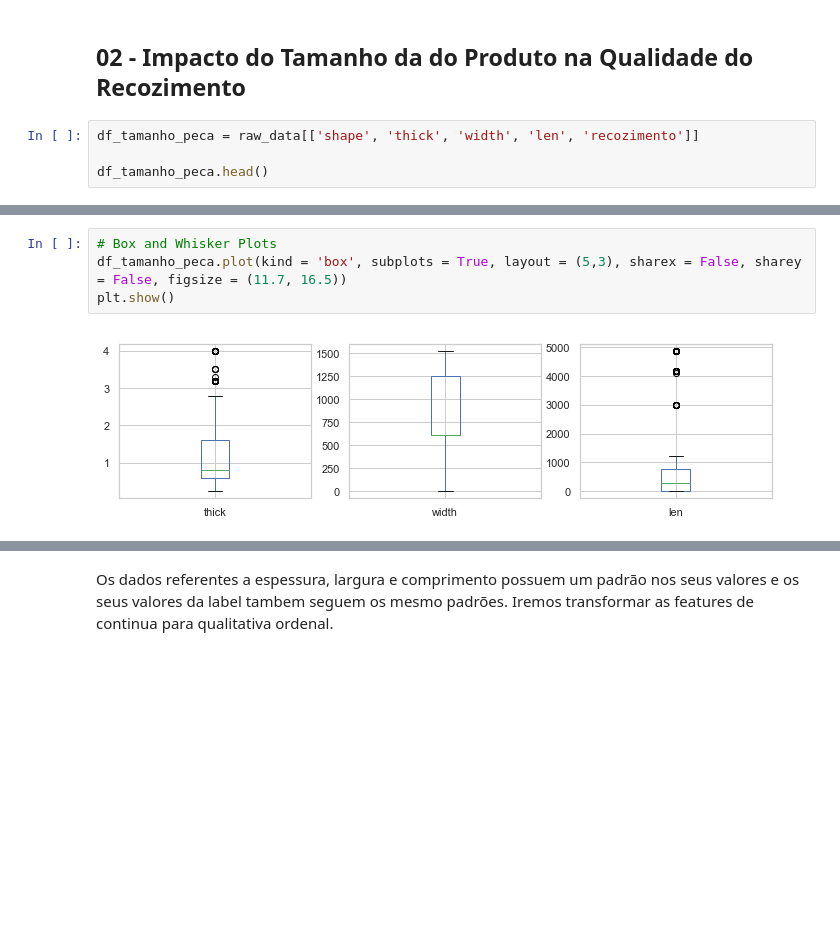
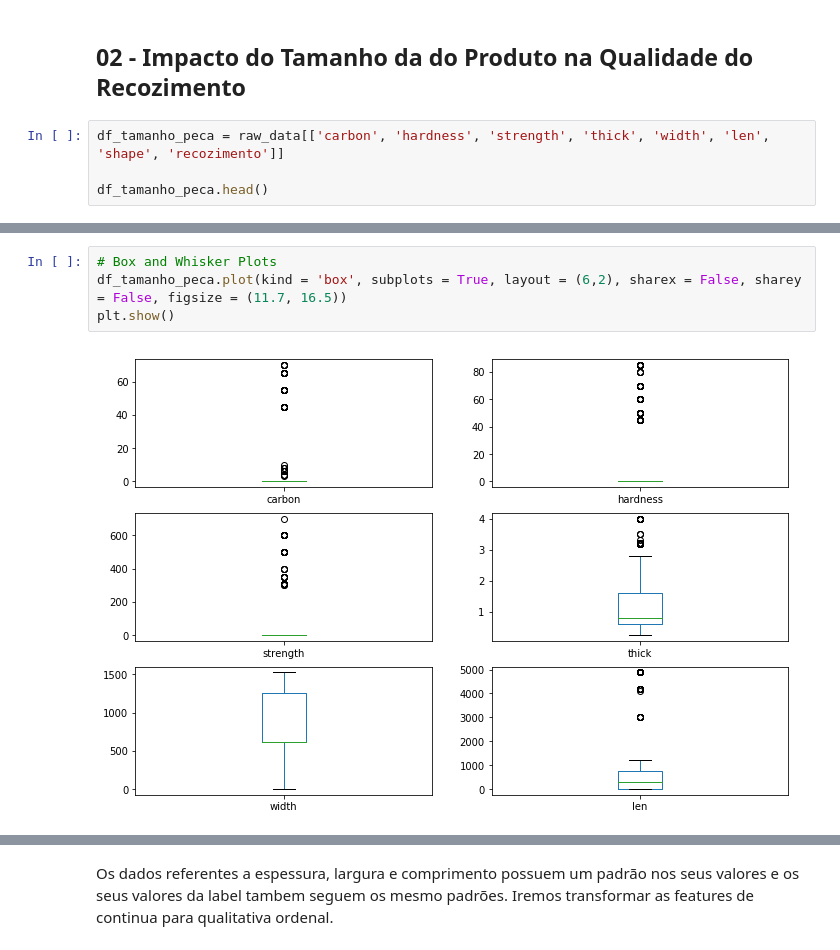
Before and after one commit to med0709/ML-Processo_de_Recozimento, a Jupyter notebook: 02-EDA.ipynb, the cells around one changed output, grey strips where cells are left out. Cells and saved outputs as stored; diff of their text form; blank space fills up the shorter version.

```diff
--- a/02-EDA.ipynb
+++ b/02-EDA.ipynb
@@ -55,7 +55,7 @@ Partiremos do pressuposto de que o arquivo já foi analisado previamente, de for
 # %% [markdown]
 ## 02 - Impacto do Tamanho da do Produto na Qualidade do Recozimento
 # %%
-df_tamanho_peca = raw_data[['shape', 'thick', 'width', 'len', 'recozimento']]
+df_tamanho_peca = raw_data[['carbon', 'hardness', 'strength', 'thick', 'width', 'len', 'shape', 'recozimento']]
 
 df_tamanho_peca.head()
 # %% [output]
@@ -74,9 +74,9 @@ plt.show()
 # %%
 # Box and Whisker Plots
-df_tamanho_peca.plot(kind = 'box', subplots = True, layout = (5,3), sharex = False, sharey = False, figsize = (11.7, 16.5))
+df_tamanho_peca.plot(kind = 'box', subplots = True, layout = (6,2), sharex = False, sharey = False, figsize = (11.7, 16.5))
 plt.show()
 # %% [output]
-[figure, old version]
+[figure, new version]
 # %%
 # Pairplot
 plot_01 = sns.pairplot(df_tamanho_peca, hue = 'recozimento')
```
Also changed, not shown: parts of 8 cells of this notebook, 4 other files.
